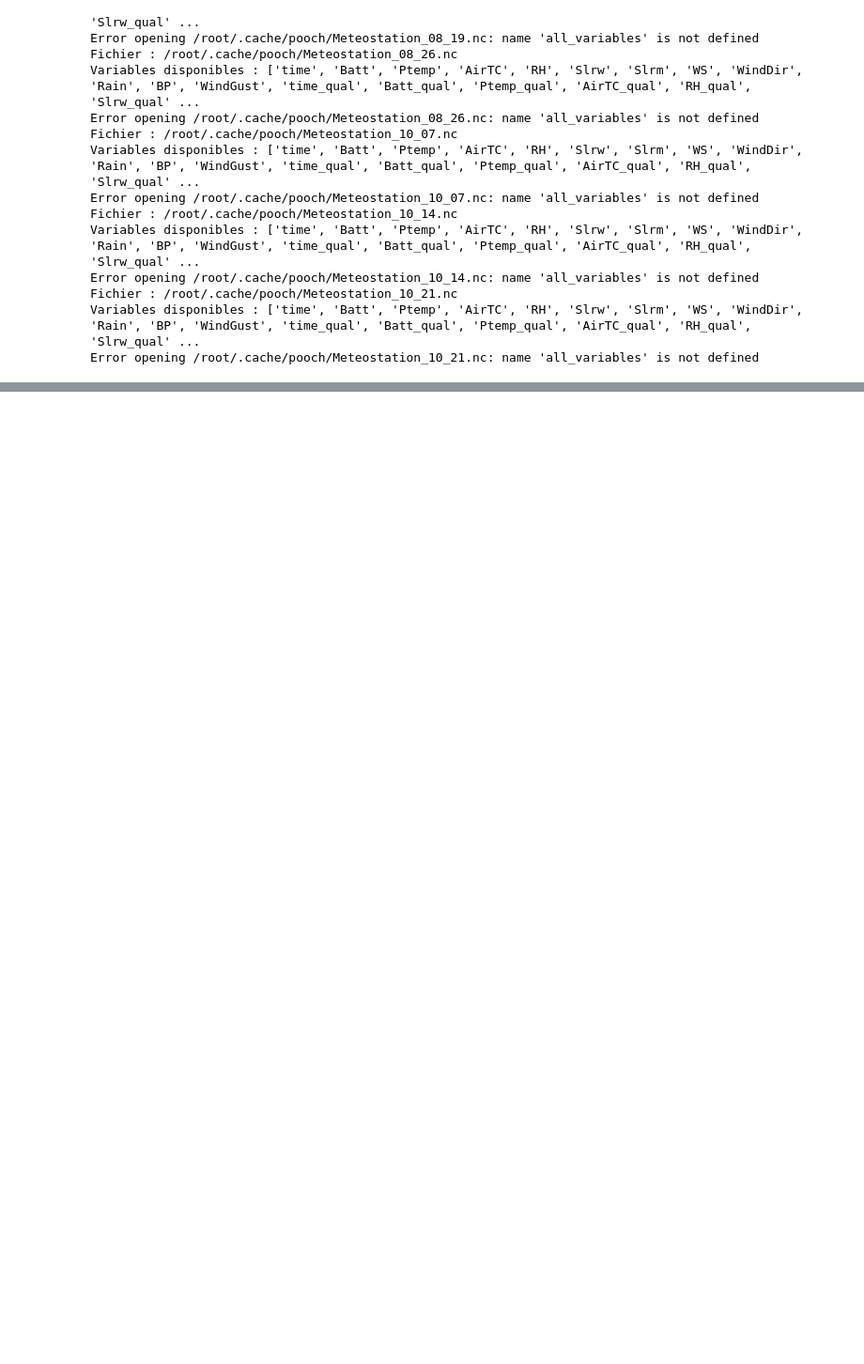
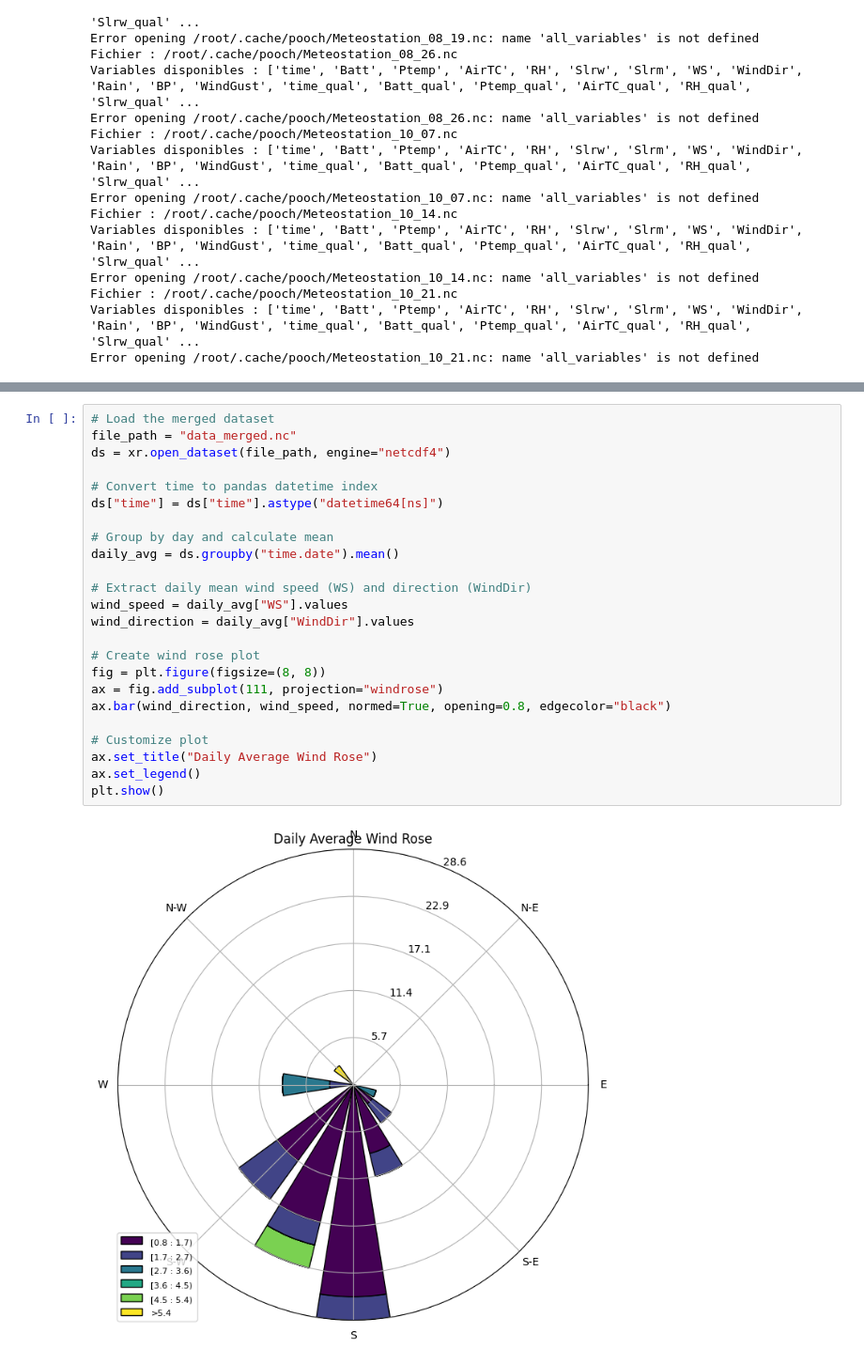
Before and after one commit to SamLutz/Master-thesis, a Jupyter notebook: test_master.ipynb, the cells around one changed output, grey strips where cells are left out. Shown: that part at 94% size. Cells and saved outputs as stored; diff of their text form; blank space fills up the shorter version.

```diff
--- a/test_master.ipynb
+++ b/test_master.ipynb
@@ -105,0 +124,26 @@ data.to_netcdf("data_merged.nc")
+# %%
+# Load the merged dataset
+file_path = "data_merged.nc"
+ds = xr.open_dataset(file_path, engine="netcdf4")
+
+# Convert time to pandas datetime index
+ds["time"] = ds["time"].astype("datetime64[ns]")
+
+# Group by day and calculate mean
+daily_avg = ds.groupby("time.date").mean()
+
+# Extract daily mean wind speed (WS) and direction (WindDir)
+wind_speed = daily_avg["WS"].values
+wind_direction = daily_avg["WindDir"].values
+
+# Create wind rose plot
+fig = plt.figure(figsize=(8, 8))
+ax = fig.add_subplot(111, projection="windrose")
+ax.bar(wind_direction, wind_speed, normed=True, opening=0.8, edgecolor="black")
+
+# Customize plot
+ax.set_title("Daily Average Wind Rose")
+ax.set_legend()
+plt.show()
+# %% [output]
+[figure, added]
```
Also changed, not shown: parts of 3 cells of this notebook.
